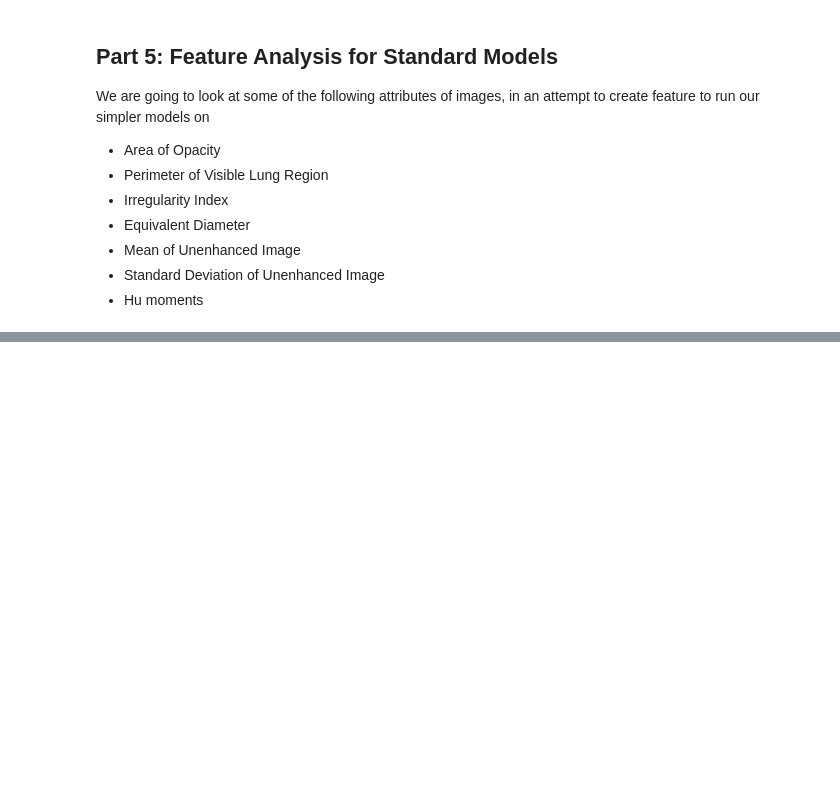
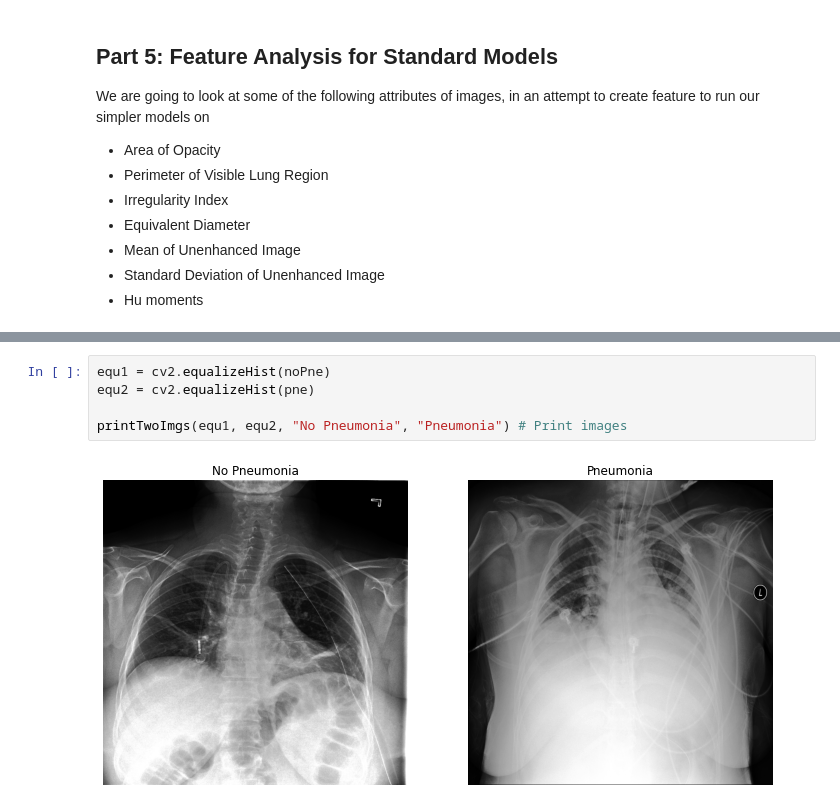
Before and after one commit to BozinovskiDaniel/Pneumonia-Image-Classifier, a Jupyter notebook: EDA_Pneuomonia.ipynb, the cells around one changed output, grey strips where cells are left out. Saved outputs shown, nothing was run; the diff lists cells and outputs as text; blank space fills up the shorter version.

```diff
--- a/EDA_Pneuomonia.ipynb
+++ b/EDA_Pneuomonia.ipynb
@@ -371,0 +411,7 @@ We are going to look at some of the following attributes of images, in an attemp
+# %%
+equ1 = cv2.equalizeHist(noPne)
+equ2 = cv2.equalizeHist(pne)
+
+printTwoImgs(equ1, equ2, "No Pneumonia", "Pneumonia") # Print images
+# %% [output]
+[figure, added]
```
Also changed, not shown: parts of 9 cells of this notebook.
